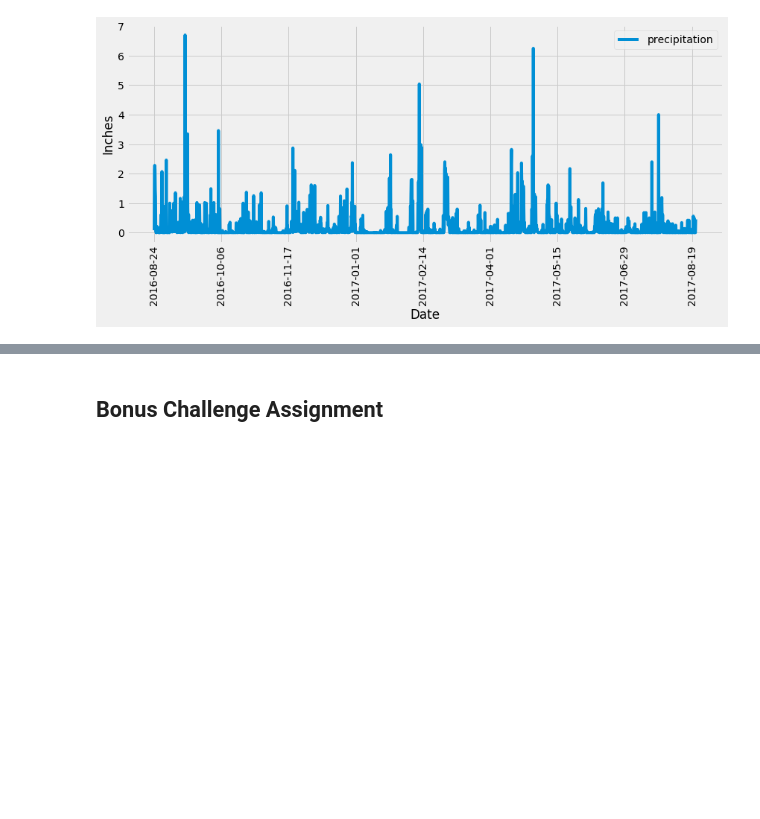
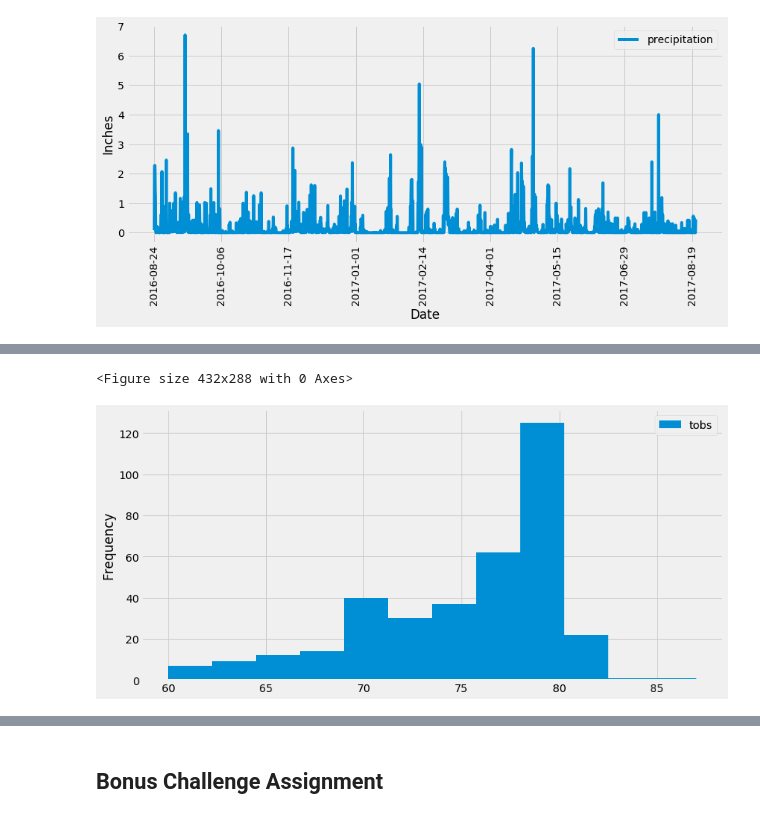
Before and after one commit to gpivaro/sqlalchemy-challenge, a Jupyter notebook: climate.ipynb, the cells around one changed output, grey strips where cells are left out. Saved outputs shown, nothing was run; the diff lists cells and outputs as text; code cells hidden in the pictures; blank space fills up the shorter version.

Commit message:
Second plot

```diff
--- a/climate.ipynb
+++ b/climate.ipynb
@@ -141,0 +168,10 @@ plt.savefig('precipitation.png')
+# %%
+# Choose the station with the highest number of temperature observations (last 12 months)
+
+most_tobs_stations = session.query(Station.station,func.count(Station.station)).filter(
+                                    Measurement.station == Station.station).group_by(
+                                    Station.station).order_by(
+                                    func.count(Station.station).desc()).filter(
+                                    Measurement.date > query_date).all()
+
+most_tobs_stations
@@ -142,3 +186,4 @@ plt.savefig('precipitation.png')
 # %%
-# Choose the station with the highest number of temperature observations.
-# Query the last 12 months of temperature observation data for this station and plot the results as a histogram
+# station with the highest number of temperature observations (last 12 months)
+most_tobs_station = most_tobs_stations[0][0]
+print(f"Station with the highest number of temperature observations (last 12 months) is {most_tobs_station}.")
@@ -144,0 +192,13 @@ plt.savefig('precipitation.png')
+# %%
+# Query the last 12 months of temperature observation data for this station
+tobs_12_months = session.query(Measurement.date, Measurement.tobs).filter(
+                                    Measurement.date > query_date).filter(
+                                    Measurement.station == most_tobs_station).statement
+
+# Use Pandas read_sql_query to load a query statement directly into the DataFrame
+temperature_observation = pd.read_sql_query(tobs_12_months, session.bind).set_index('date', drop=True)
+
+# Drop the NAN values
+temperature_observation_clean = temperature_observation.loc[temperature_observation['tobs'].isnull()==False]
+
+temperature_observation_clean.describe()
@@ -144,0 +215,10 @@ plt.savefig('precipitation.png')
+# %%
+# Plot the results as a histogram
+plt.figure()
+temperature_observation_clean.plot.hist(figsize=(12,6),bins=12)
+# ax.set_xlabel('Temperature')
+# plt.tight_layout()
+plt.savefig('station-histogram.png')
+# %% [output]
+<Figure size 432x288 with 0 Axes>
+[figure, added]
```
Also changed, not shown: parts of 16 cells of this notebook, 1 other file.
